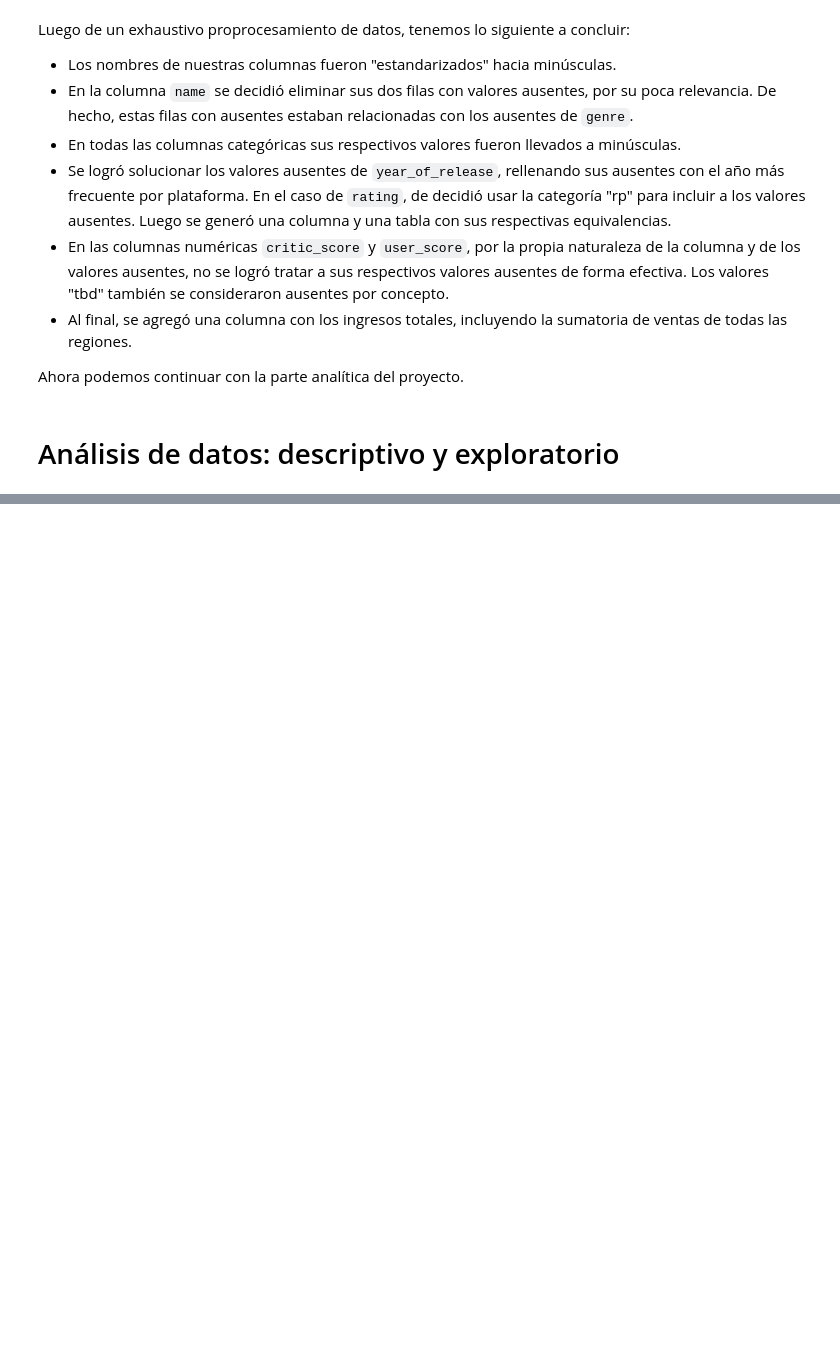
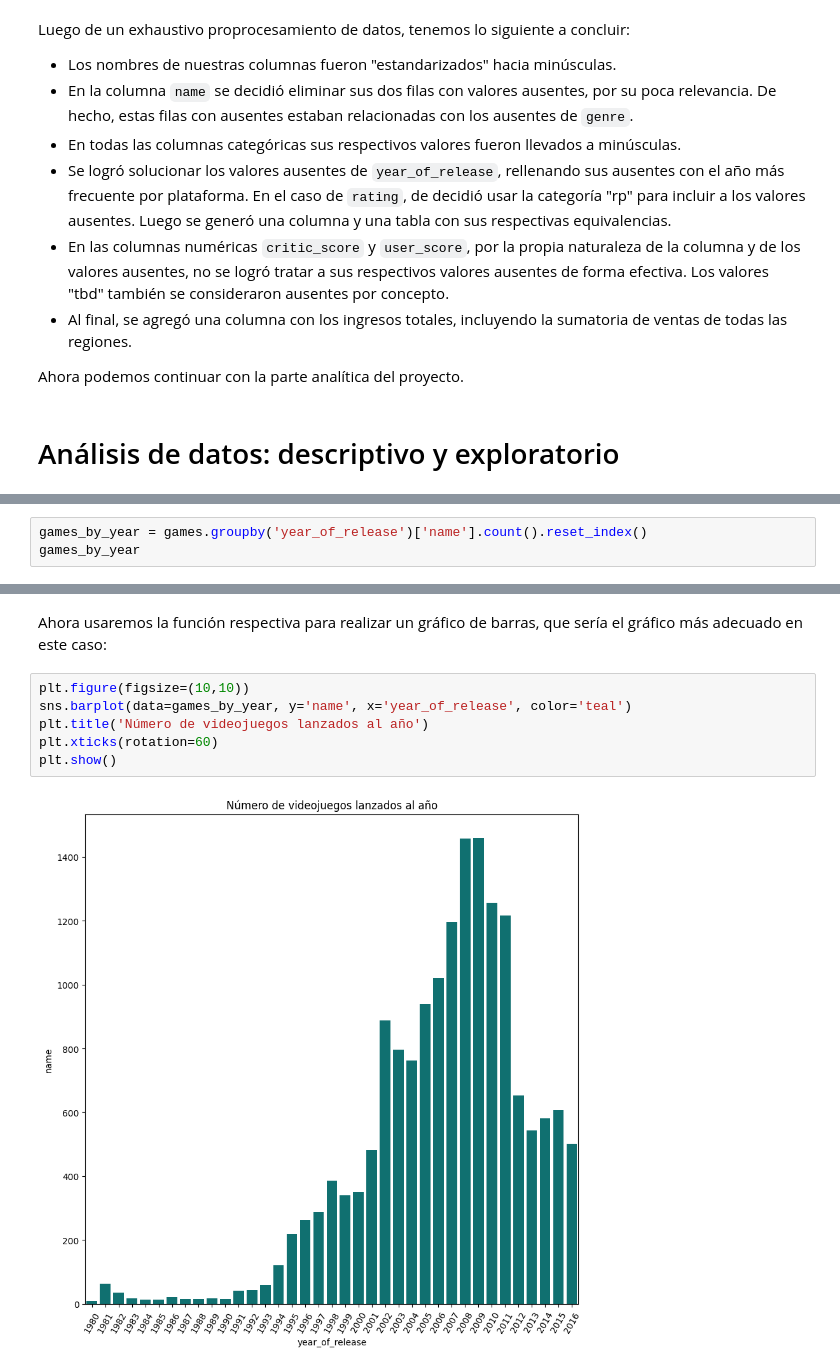
Before and after one commit to ChristianMartinezCaceres/Practicum-portfolio, a Jupyter notebook: 05_proyecto_integrado_1/880e6491-cf4d-49cf-bb3e-0f71d7ced7bd.ipynb, the cells around one changed output, grey strips where cells are left out. Drawn from its saved outputs; the diff is of its cells as text; blank space fills up the shorter version.

```diff
--- a/05_proyecto_integrado_1/880e6491-cf4d-49cf-bb3e-0f71d7ced7bd.ipynb
+++ b/05_proyecto_integrado_1/880e6491-cf4d-49cf-bb3e-0f71d7ced7bd.ipynb
@@ -732,0 +737,3 @@ Ahora podemos continuar con la parte analítica del proyecto.
+# %%
+games_by_year = games.groupby('year_of_release')['name'].count().reset_index()
+games_by_year
@@ -732,0 +758,10 @@ Ahora podemos continuar con la parte analítica del proyecto.
+# %% [markdown]
+Ahora usaremos la función respectiva para realizar un gráfico de barras, que sería el gráfico más adecuado en este caso:
+# %%
+plt.figure(figsize=(10,10))
+sns.barplot(data=games_by_year, y='name', x='year_of_release', color='teal')
+plt.title('Número de videojuegos lanzados al año')
+plt.xticks(rotation=60)
+plt.show()
+# %% [output]
+[figure, added]
```
Also changed, not shown: parts of 45 cells of this notebook.
